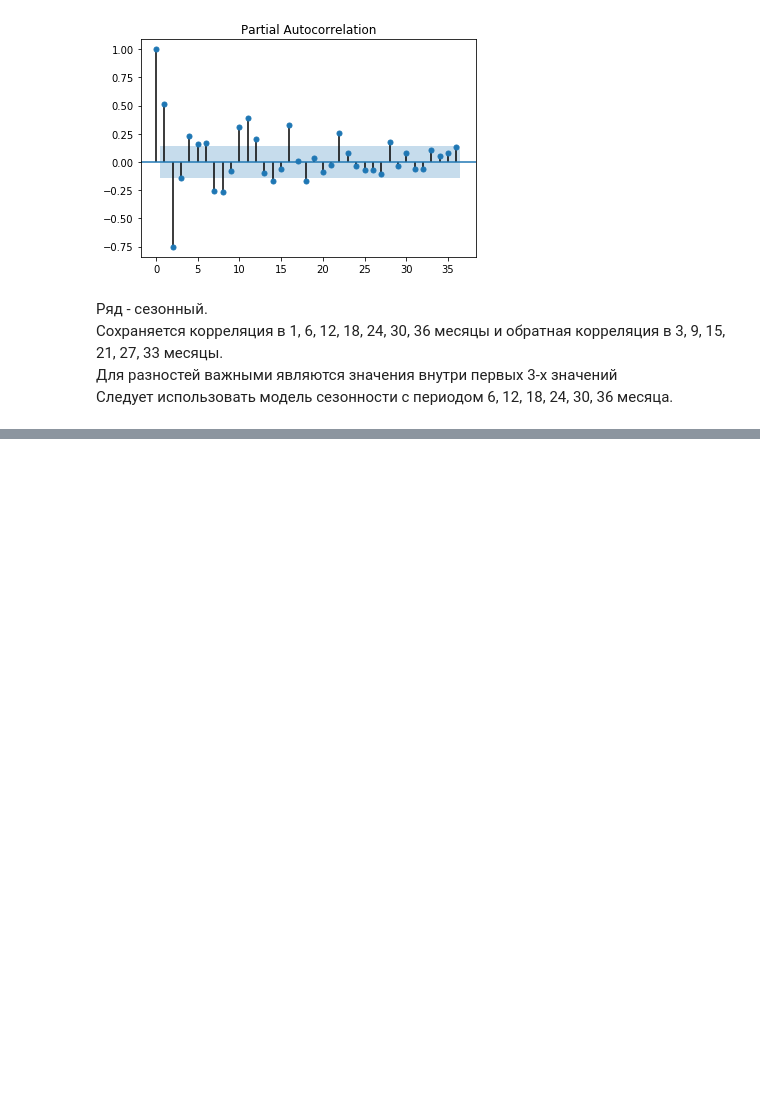
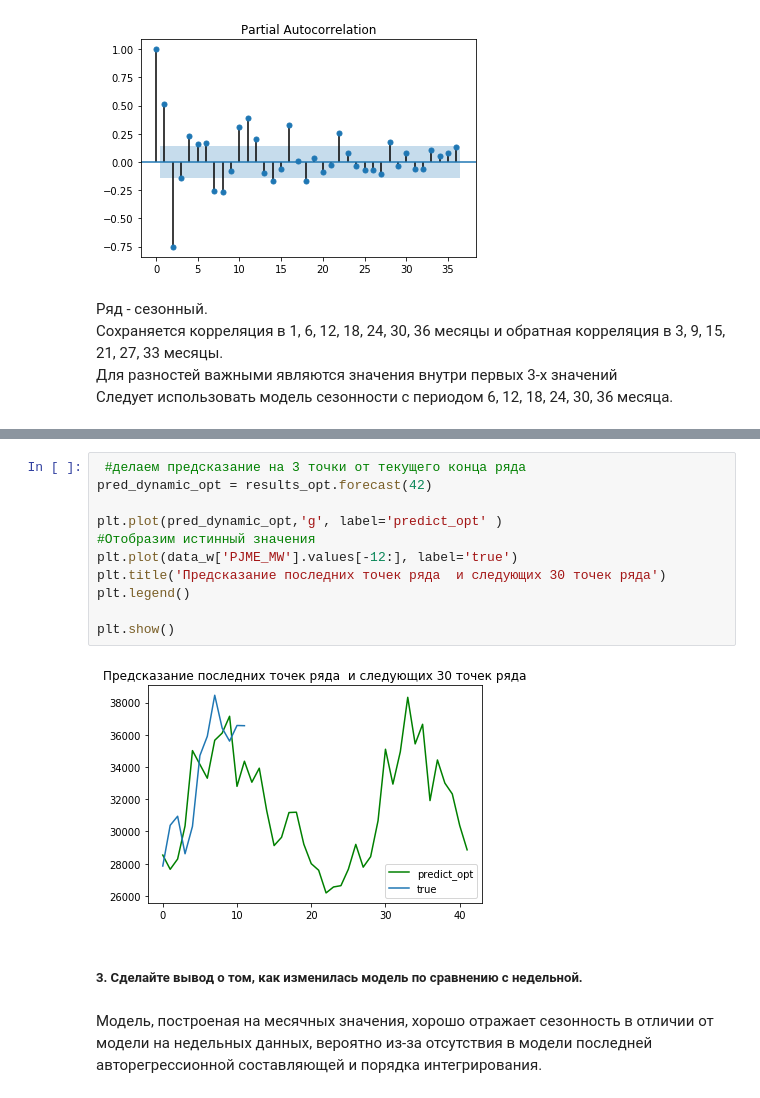
Before and after one commit to SergeyOS/GU_ML_in_business, a Jupyter notebook: ДЗ Урок 3. Кейс 1. Работа с признаками и селекция.ipynb, the cells around one changed output, grey strips where cells are left out. Saved outputs shown, nothing was run; the diff lists cells and outputs as text; blank space fills up the shorter version.

```diff
--- a/ДЗ Урок 3. Кейс 1. Работа с признаками и селекция.ipynb
+++ b/ДЗ Урок 3. Кейс 1. Работа с признаками и селекция.ipynb
@@ -111,0 +146,17 @@ best_model.save('rez_model.h5')
+# %%
+ #делаем предсказание на 3 точки от текущего конца ряда
+pred_dynamic_opt = results_opt.forecast(42)
+
+plt.plot(pred_dynamic_opt,'g', label='predict_opt' )
+#Отобразим истинный значения
+plt.plot(data_w['PJME_MW'].values[-12:], label='true')
+plt.title('Предсказание последних точек ряда  и следующих 30 точек ряда')
+plt.legend()
+
+plt.show()
+# %% [output]
+[figure, added]
+# %% [markdown]
+##### 3. Сделайте вывод о том, как изменилась модель по сравнению с недельной.
+# %% [markdown]
+Модель, построеная на месячных значения, хорошо отражает сезонность в отличии от модели на недельных данных, вероятно из-за отсутствия в модели последней авторегрессионной составляющей и порядка интегрирования.
```
Also changed, not shown: parts of 8 cells of this notebook.
